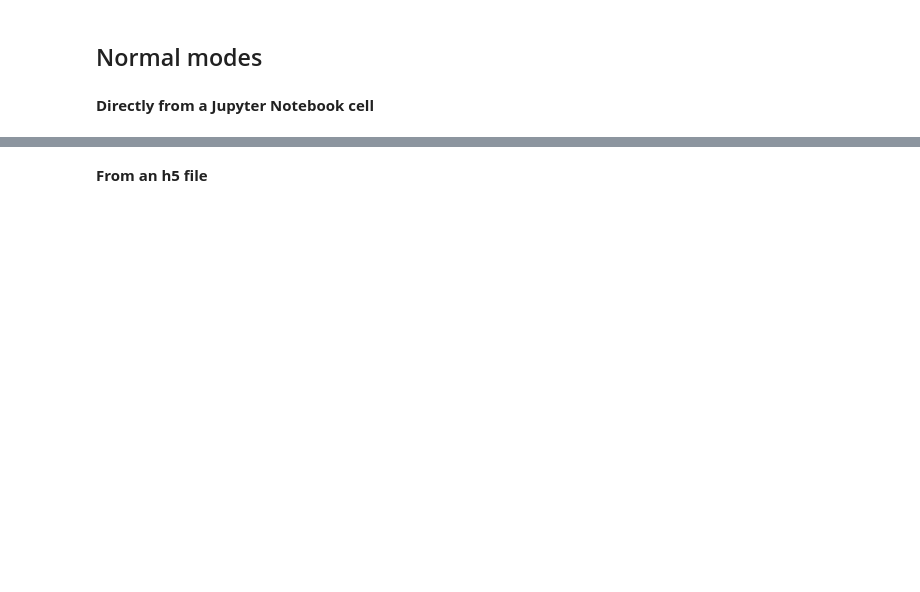
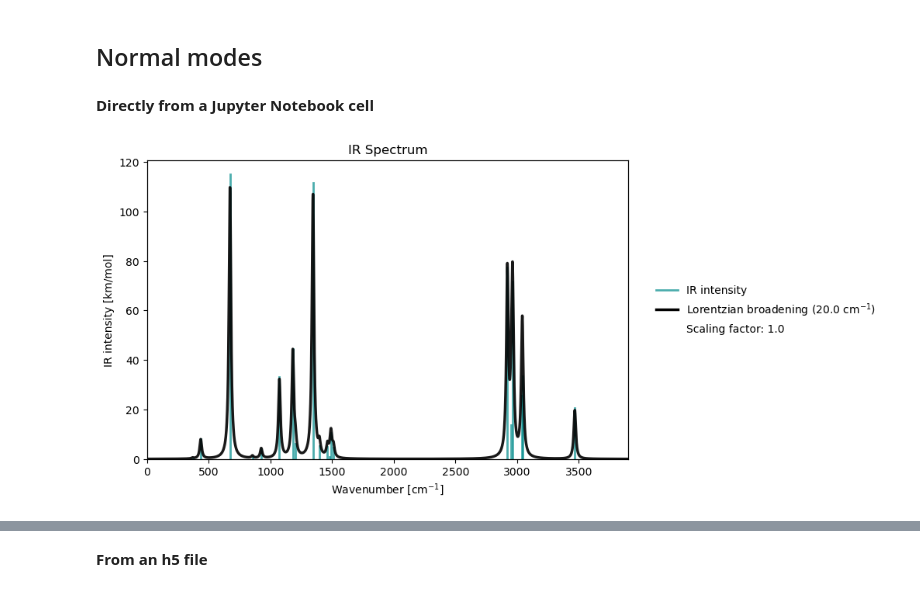
Before and after one commit to kthpanor/vlxman, a Jupyter notebook: docs/vis.ipynb, the cells around one changed output, grey strips where cells are left out. Drawn from its saved outputs; the diff is of its cells as text; code cells hidden in the pictures; blank space fills up the shorter version.

```diff
--- a/docs/vis.ipynb
+++ b/docs/vis.ipynb
@@ -81,17 +81,19 @@ rsp_drv.plot(rsp_results)
 # %%
 molecule = vlx.Molecule.read_smiles('CCO')
 basis = vlx.MolecularBasis.read(molecule, 'def2-svp')
 
 scf_drv = vlx.ScfRestrictedDriver()
 scf_drv.ostream.mute()
 scf_drv.xcfun = 'b3lyp'
 results = scf_drv.compute(molecule, basis)
 
 vib_drv = vlx.VibrationalAnalysis(scf_drv)
 vib_drv.ostream.mute()
 vib_results = vib_drv.compute(molecule, basis)
+vib_drv.plot(vib_results)
 vib_drv.animate(vib_results, mode=14)
 # %% [output]
+[figure, added]
 [interactive output not drawn]
 # %% [markdown]
 **From an h5 file**
```
Also changed, not shown: parts of 4 cells of this notebook, 2 other files.
